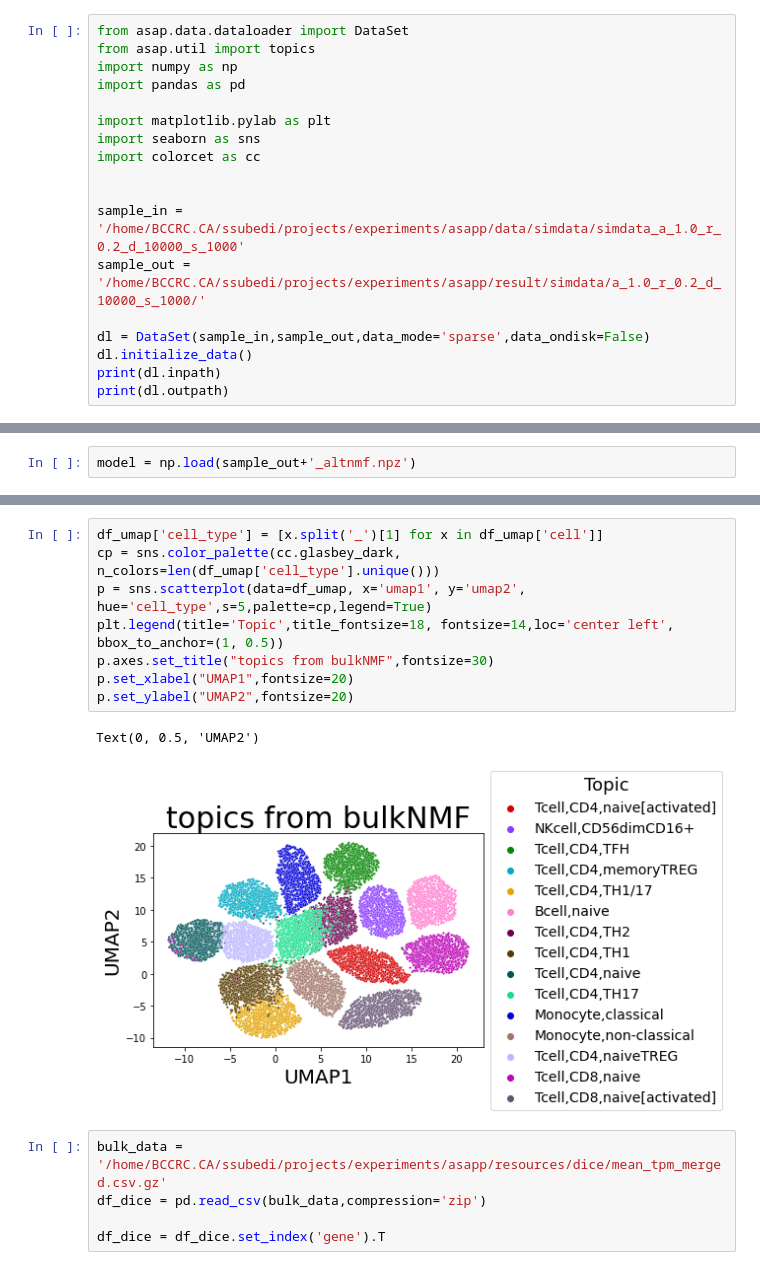
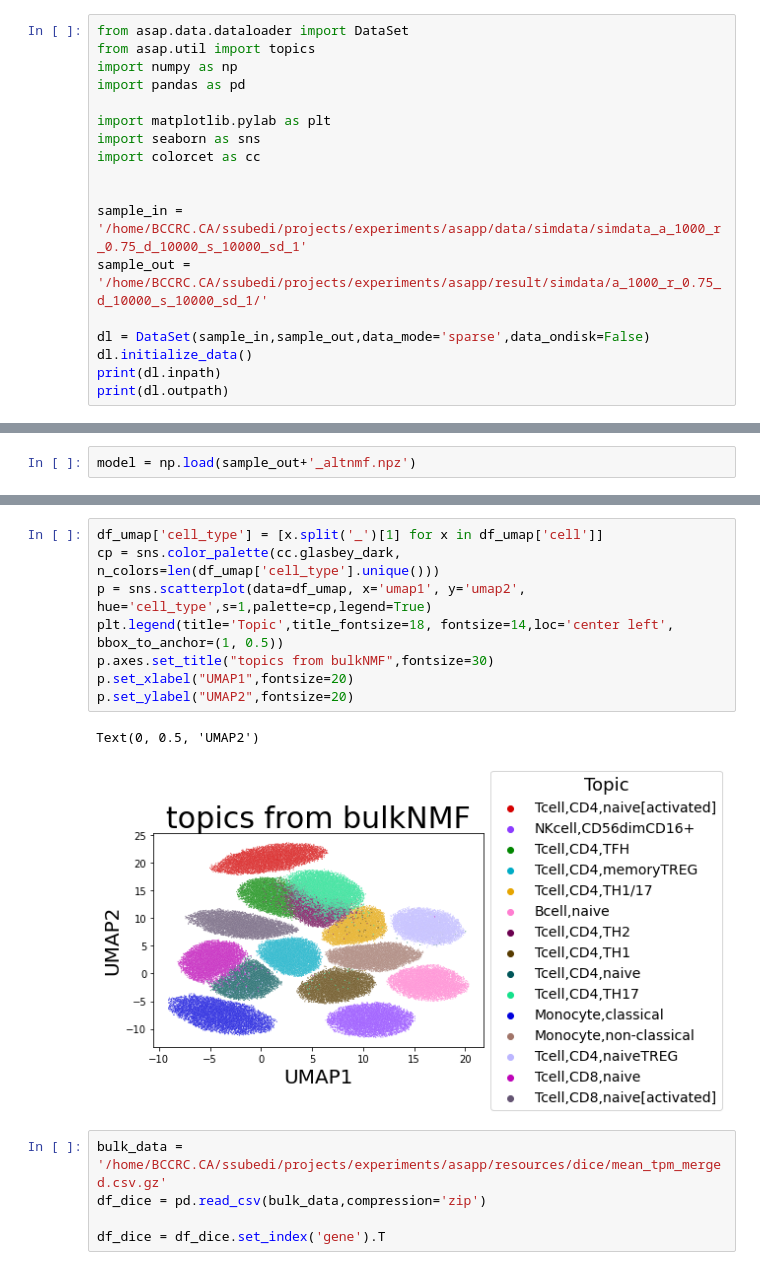
Before and after one commit to causalpathlab/asapp, a Jupyter notebook: examples/1_sc_sim_data_alt.ipynb, the cells around one changed output, grey strips where cells are left out. Cells and saved outputs as stored; diff of their text form.

```diff
--- a/examples/1_sc_sim_data_alt.ipynb
+++ b/examples/1_sc_sim_data_alt.ipynb
@@ -9,8 +9,8 @@ import seaborn as sns
 import colorcet as cc
 
 
-sample_in = '/home/BCCRC.CA/ssubedi/projects/experiments/asapp/data/simdata/simdata_a_1.0_r_0.2_d_10000_s_1000'
-sample_out = '/home/BCCRC.CA/ssubedi/projects/experiments/asapp/result/simdata/a_1.0_r_0.2_d_10000_s_1000/'
+sample_in = '/home/BCCRC.CA/ssubedi/projects/experiments/asapp/data/simdata/simdata_a_1000_r_0.75_d_10000_s_10000_sd_1'
+sample_out = '/home/BCCRC.CA/ssubedi/projects/experiments/asapp/result/simdata/a_1000_r_0.75_d_10000_s_10000_sd_1/'
 
 dl = DataSet(sample_in,sample_out,data_mode='sparse',data_ondisk=False)
 dl.initialize_data()
@@ -68,14 +68,14 @@ Text(0, 0.5, 'UMAP2')
 # %%
 df_umap['cell_type'] = [x.split('_')[1] for x in df_umap['cell']]
 cp = sns.color_palette(cc.glasbey_dark, n_colors=len(df_umap['cell_type'].unique()))
-p = sns.scatterplot(data=df_umap, x='umap1', y='umap2', hue='cell_type',s=5,palette=cp,legend=True)
+p = sns.scatterplot(data=df_umap, x='umap1', y='umap2', hue='cell_type',s=1,palette=cp,legend=True)
 plt.legend(title='Topic',title_fontsize=18, fontsize=14,loc='center left', bbox_to_anchor=(1, 0.5))
 p.axes.set_title("topics from bulkNMF",fontsize=30)
 p.set_xlabel("UMAP1",fontsize=20)
 p.set_ylabel("UMAP2",fontsize=20)
 # %% [output]
 Text(0, 0.5, 'UMAP2')
-[figure, old version]
+[figure, new version]
 # %%
 bulk_data = '/home/BCCRC.CA/ssubedi/projects/experiments/asapp/resources/dice/mean_tpm_merged.csv.gz'
 df_dice = pd.read_csv(bulk_data,compression='zip')
```
Also changed, not shown: parts of 4 cells of this notebook, 12 other files.
